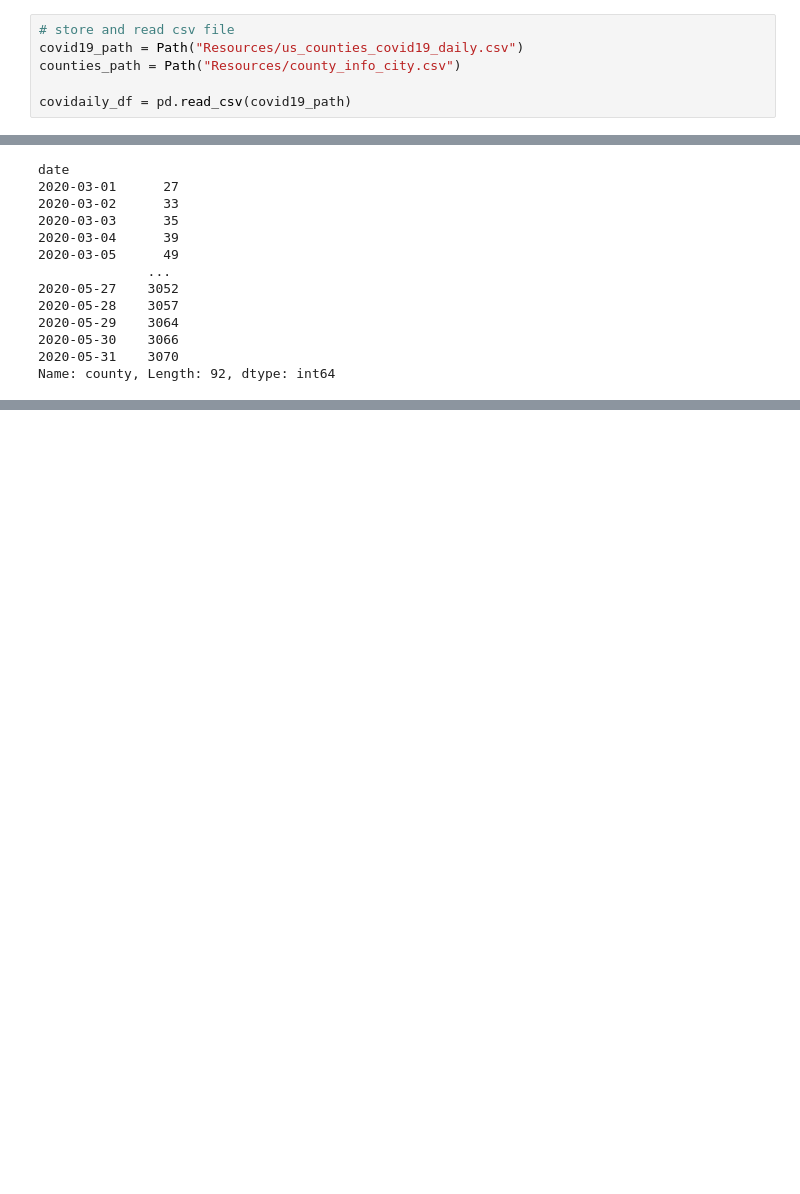
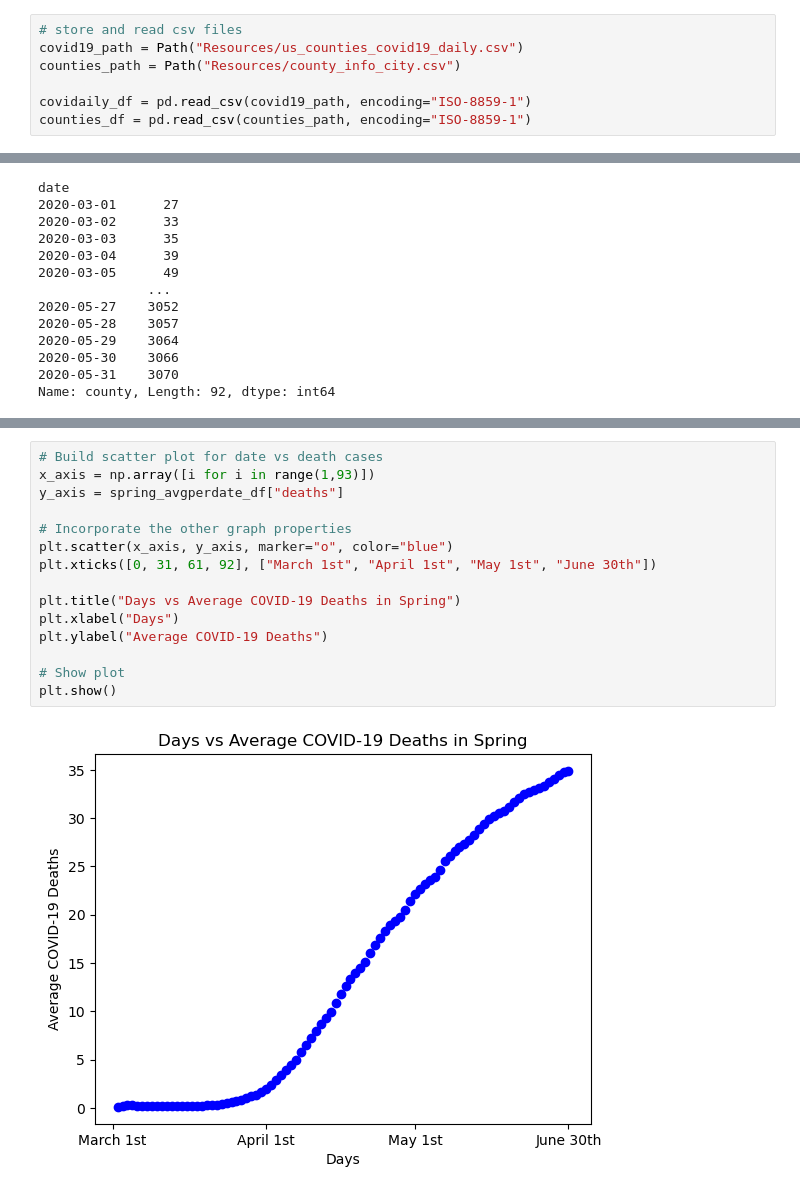
Before and after one commit to ryankracaw/project-one, a Jupyter notebook: spring.ipynb, the cells around one changed output, grey strips where cells are left out. Cells and saved outputs as stored; diff of their text form; blank space fills up the shorter version.

```diff
--- a/spring.ipynb
+++ b/spring.ipynb
@@ -18,9 +15,10 @@ warnings.filterwarnings("ignore")
 # %%
-# store and read csv file
+# store and read csv files
 covid19_path = Path("Resources/us_counties_covid19_daily.csv")
 counties_path = Path("Resources/county_info_city.csv")
 
-covidaily_df = pd.read_csv(covid19_path)
+covidaily_df = pd.read_csv(covid19_path, encoding="ISO-8859-1")
+counties_df = pd.read_csv(counties_path, encoding="ISO-8859-1")
 # %%
 # display head
 covidaily_df.head()
@@ -117,3 +108,20 @@ plt.ylabel("Average COVID-19 Cases")
 plt.show()
 # %% [output]
 [figure]
+# %%
+# Build scatter plot for date vs death cases
+x_axis = np.array([i for i in range(1,93)])
+y_axis = spring_avgperdate_df["deaths"]
+
+# Incorporate the other graph properties
+plt.scatter(x_axis, y_axis, marker="o", color="blue")
+plt.xticks([0, 31, 61, 92], ["March 1st", "April 1st", "May 1st", "June 30th"])
+
+plt.title("Days vs Average COVID-19 Deaths in Spring")
+plt.xlabel("Days")
+plt.ylabel("Average COVID-19 Deaths")
+
+# Show plot
+plt.show()
+# %% [output]
+[figure, added]
```
Also changed, not shown: parts of 5 cells of this notebook.
